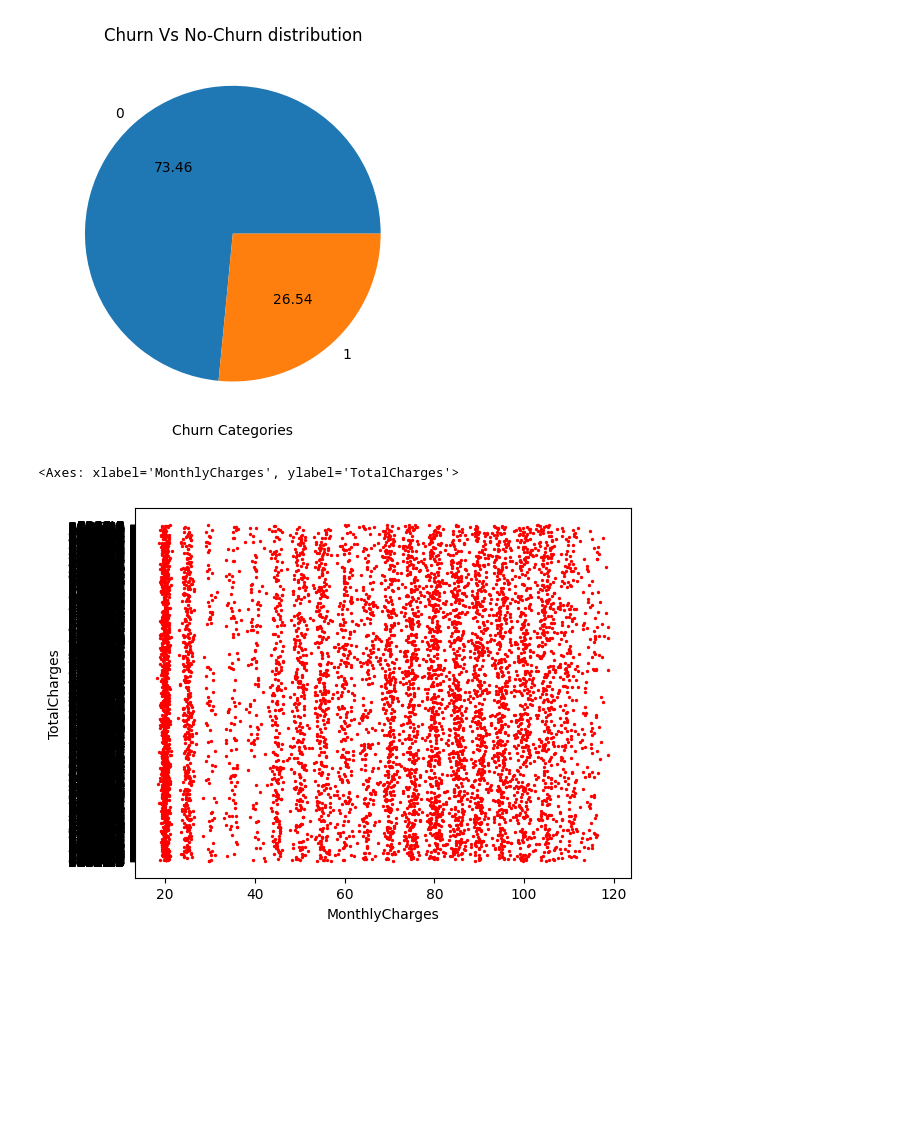
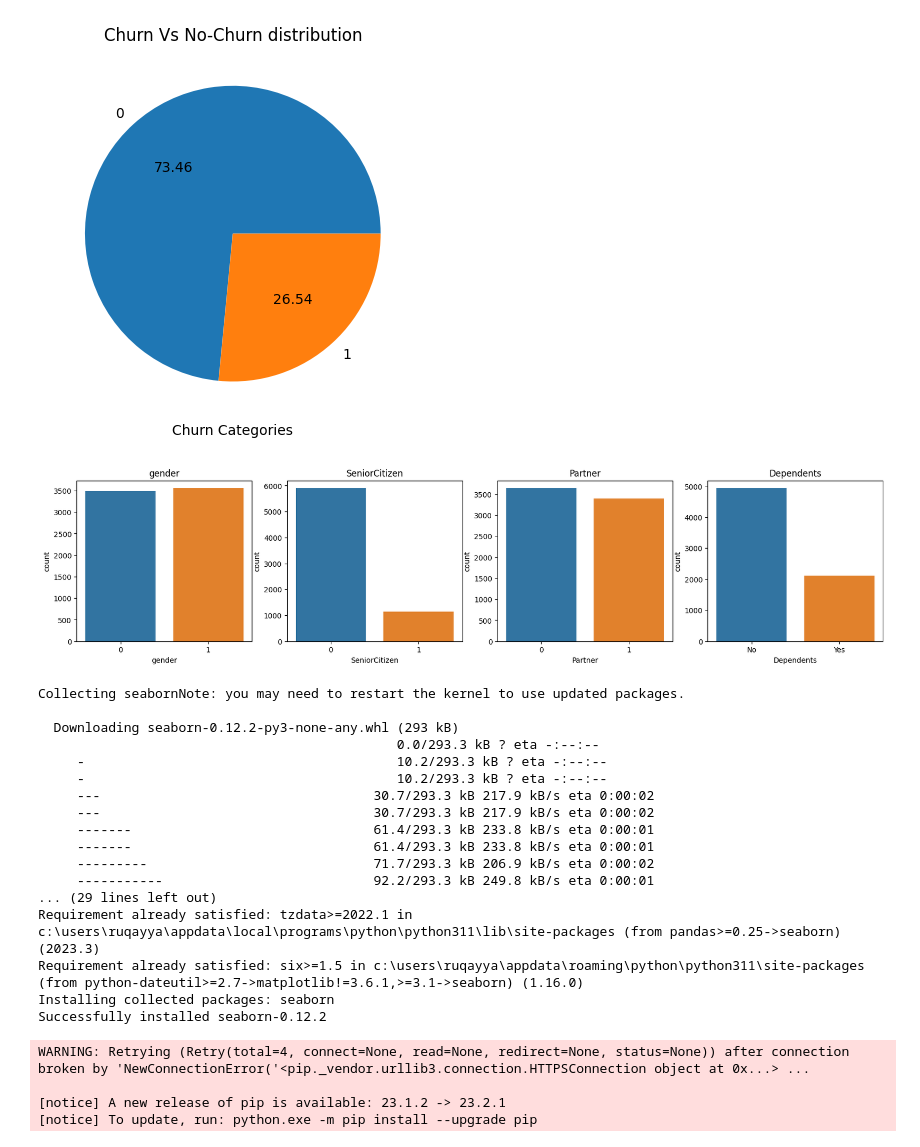
Before and after one commit to SIRuqayyah/Customer-Churn-Analysis, a Jupyter notebook: customer_churn_Analysis.ipynb, the cells around one changed output. Drawn from its saved outputs; the diff is of its cells as text; code cells hidden in the pictures; blank space fills up the shorter version.

```diff
--- a/customer_churn_Analysis.ipynb
+++ b/customer_churn_Analysis.ipynb
@@ -270,8 +270,43 @@ plt.xlabel('Churn Categories')
 # %% [output]
 Text(0.5, 0, 'Churn Categories')
 [figure]
-# %%
-customertable.plot.scatter('MonthlyCharges', 'TotalCharges', s = 2, c = 'red')
-# %% [output]
-<Axes: xlabel='MonthlyCharges', ylabel='TotalCharges'>
-[figure, removed]
+# %%
+import matplotlib.pyplot as plt
+import seaborn as sns
+import numpy as np
+
+cols = ['gender','SeniorCitizen',"Partner","Dependents"]
+numerical = cols
+
+plt.figure(figsize=(20,4))
+
+for i, col in enumerate(numerical):
+    ax = plt.subplot(1, len(numerical), i+1)
+    sns.countplot(x=str(col), data=customertable)
+    ax.set_title(f"{col}")
+# %% [output]
+[figure, added]
+# %%
+pip install seaborn
+# %% [output]
+Collecting seabornNote: you may need to restart the kernel to use updated packages.
+
+  Downloading seaborn-0.12.2-py3-none-any.whl (293 kB)
+                                              0.0/293.3 kB ? eta -:--:--
+     -                                        10.2/293.3 kB ? eta -:--:--
+     -                                        10.2/293.3 kB ? eta -:--:--
+     ---                                   30.7/293.3 kB 217.9 kB/s eta 0:00:02
+     ---                                   30.7/293.3 kB 217.9 kB/s eta 0:00:02
+     -------                               61.4/293.3 kB 233.8 kB/s eta 0:00:01
+     -------                               61.4/293.3 kB 233.8 kB/s eta 0:00:01
+     ---------                             71.7/293.3 kB 206.9 kB/s eta 0:00:02
+     -----------                           92.2/293.3 kB 249.8 kB/s eta 0:00:01
+... (29 lines left out)
+Requirement already satisfied: tzdata>=2022.1 in c:\users\ruqayya\appdata\local\programs\python\python311\lib\site-packages (from pandas>=0.25->seaborn) (2023.3)
+Requirement already satisfied: six>=1.5 in c:\users\ruqayya\appdata\roaming\python\python311\site-packages (from python-dateutil>=2.7->matplotlib!=3.6.1,>=3.1->seaborn) (1.16.0)
+Installing collected packages: seaborn
+Successfully installed seaborn-0.12.2
+WARNING: Retrying (Retry(total=4, connect=None, read=None, redirect=None, status=None)) after connection broken by 'NewConnectionError('<pip._vendor.urllib3.connection.HTTPSConnection object at 0x...> ...
+
+[notice] A new release of pip is available: 23.1.2 -> 23.2.1
+[notice] To update, run: python.exe -m pip install --upgrade pip
```
Also changed, not shown: parts of 2 cells of this notebook.
